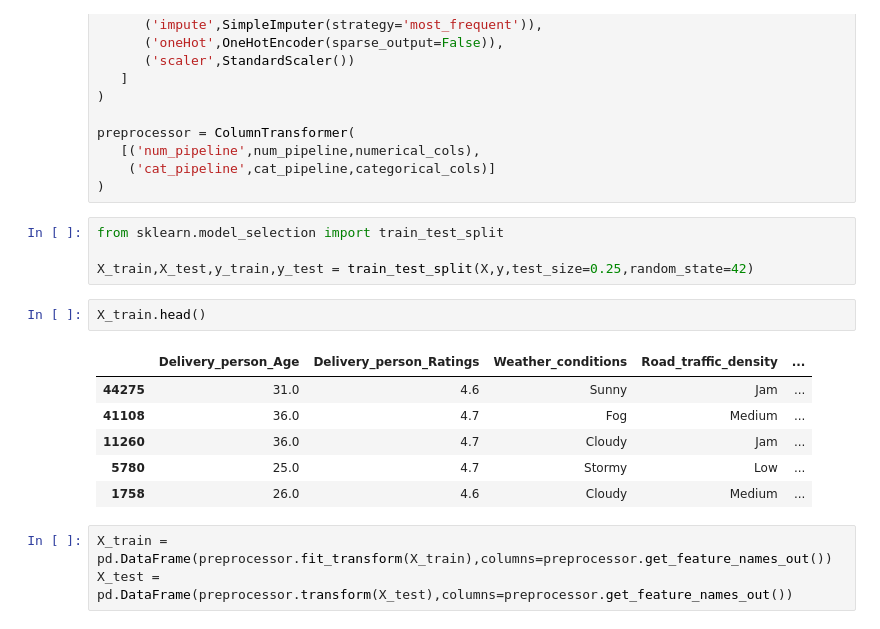
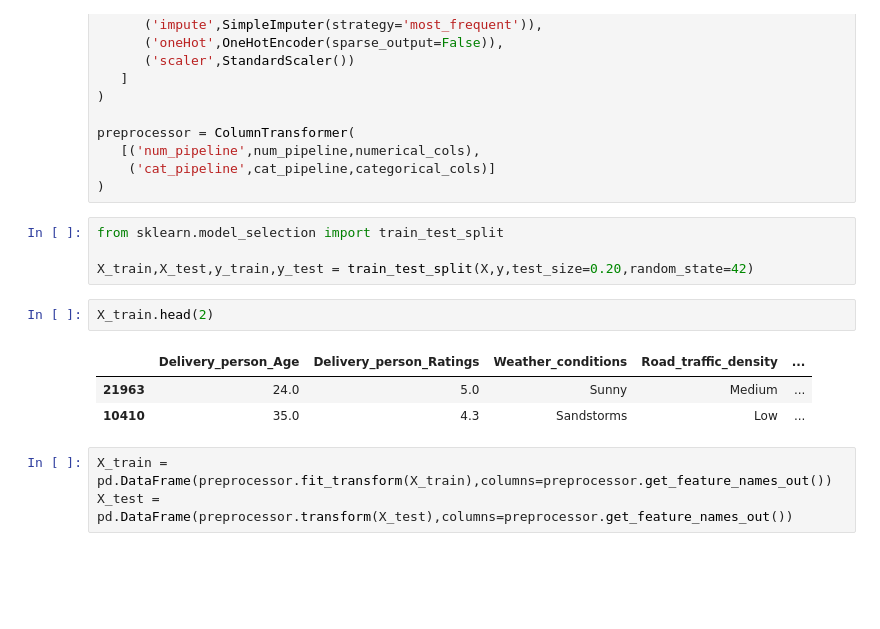
Before and after one commit to sandeepbandi924/Zomato_Delivery_Time_Prediction, a Jupyter notebook: notebooks/modeltraining.ipynb, the cells around one changed output. Cells and saved outputs as stored; diff of their text form; blank space fills up the shorter version.

```diff
--- a/notebooks/modeltraining.ipynb
+++ b/notebooks/modeltraining.ipynb
@@ -136,16 +131,13 @@ preprocessor = ColumnTransformer(
 # %%
 from sklearn.model_selection import train_test_split
 
-X_train,X_test,y_train,y_test = train_test_split(X,y,test_size=0.25,random_state=42)
+X_train,X_test,y_train,y_test = train_test_split(X,y,test_size=0.20,random_state=42)
 # %%
-X_train.head()
+X_train.head(2)
 # %% [output]
 |  | Delivery_person_Age | Delivery_person_Ratings | Weather_conditions | Road_traffic_density | ... |
-| 44275 | 31.0 | 4.6 | Sunny | Jam | ... |
-| 41108 | 36.0 | 4.7 | Fog | Medium | ... |
-| 11260 | 36.0 | 4.7 | Cloudy | Jam | ... |
-| 5780 | 25.0 | 4.7 | Stormy | Low | ... |
-| 1758 | 26.0 | 4.6 | Cloudy | Medium | ... |
+| 21963 | 24.0 | 5.0 | Sunny | Medium | ... |
+| 10410 | 35.0 | 4.3 | Sandstorms | Low | ... |
 # %%
 X_train = pd.DataFrame(preprocessor.fit_transform(X_train),columns=preprocessor.get_feature_names_out())
 X_test = pd.DataFrame(preprocessor.transform(X_test),columns=preprocessor.get_feature_names_out())
```
Also changed, not shown: parts of 6 cells of this notebook, 1 other file.
